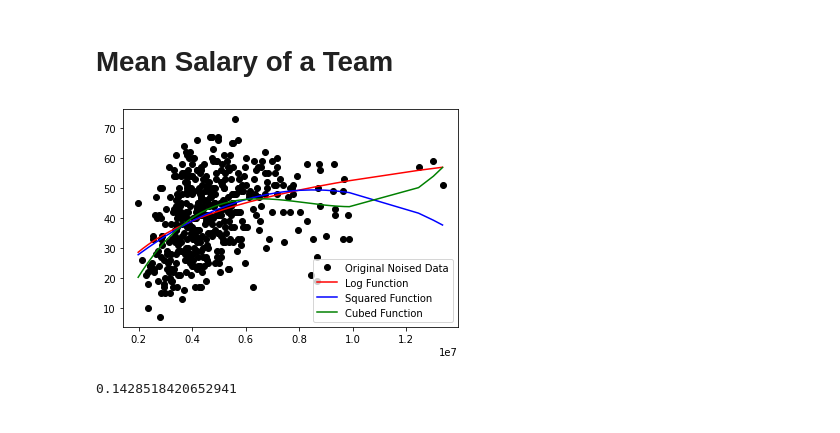
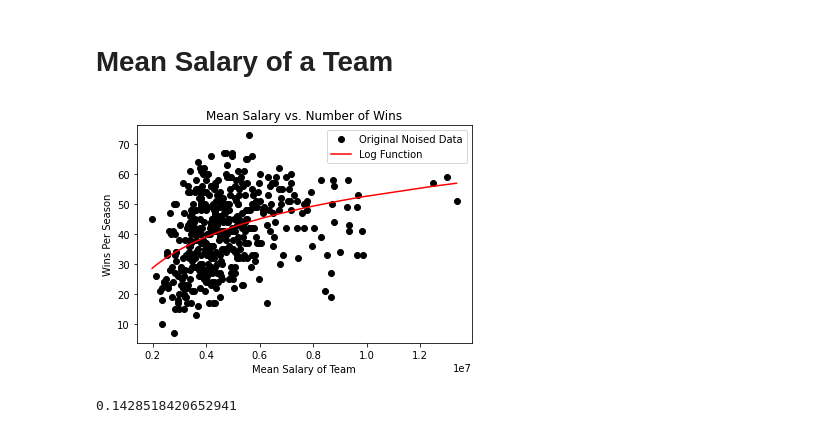
Before and after one commit to derek-naka/F22_math42, a Jupyter notebook: Math42_Final_Project.ipynb, the cells around one changed output. Drawn from its saved outputs; the diff is of its cells as text; code cells hidden in the pictures.

```diff
--- a/Math42_Final_Project.ipynb
+++ b/Math42_Final_Project.ipynb
@@ -131,26 +125,29 @@ def func2(x, a, b, c, d):
 # %%
 data = data.sort_values(by = "Mean_Salary")
 popt, pcov = curve_fit(func, data.Mean_Salary, data.w)
 
 params, covs = curve_fit(func1, data.Mean_Salary, data.w)
 a, b, c = params[0], params[1], params[2]
 x = data["Mean_Salary"]
 y = a*data.Mean_Salary**2 + b*data.Mean_Salary + c
 
 params, covs = curve_fit(func2, data.Mean_Salary, data.w)
 a, b, c, d = params[0], params[1], params[2], params[3]
 x = data["Mean_Salary"]
 y2 = a*x**3 + b*x**2 + c*x + d
 
 plt.figure()
 plt.plot(data.Mean_Salary, data.w, 'ko', label="Original Noised Data")
 plt.plot(data.Mean_Salary, func(data.Mean_Salary, *popt), 'r-', label="Log Function")
-plt.plot(data.Mean_Salary, y, 'b', label="Squared Function")
-plt.plot(data.Mean_Salary, y2, 'g', label="Cubed Function")
+#plt.plot(data.Mean_Salary, y, 'b', label="Squared Function")
+#plt.plot(data.Mean_Salary, y2, 'g', label="Cubed Function")
+plt.title("Mean Salary vs. Number of Wins")
+plt.xlabel('Mean Salary of Team')
+plt.ylabel('Wins Per Season')
 plt.legend()
 plt.show()
 # %% [output]
-[figure, old version]
+[figure, new version]
 # %%
 params, covs = curve_fit(f = func, xdata = data.Mean_Salary, ydata = data.w)
 a, b, c = params[0], params[1], params[2]
```
Also changed, not shown: parts of 26 cells of this notebook.
